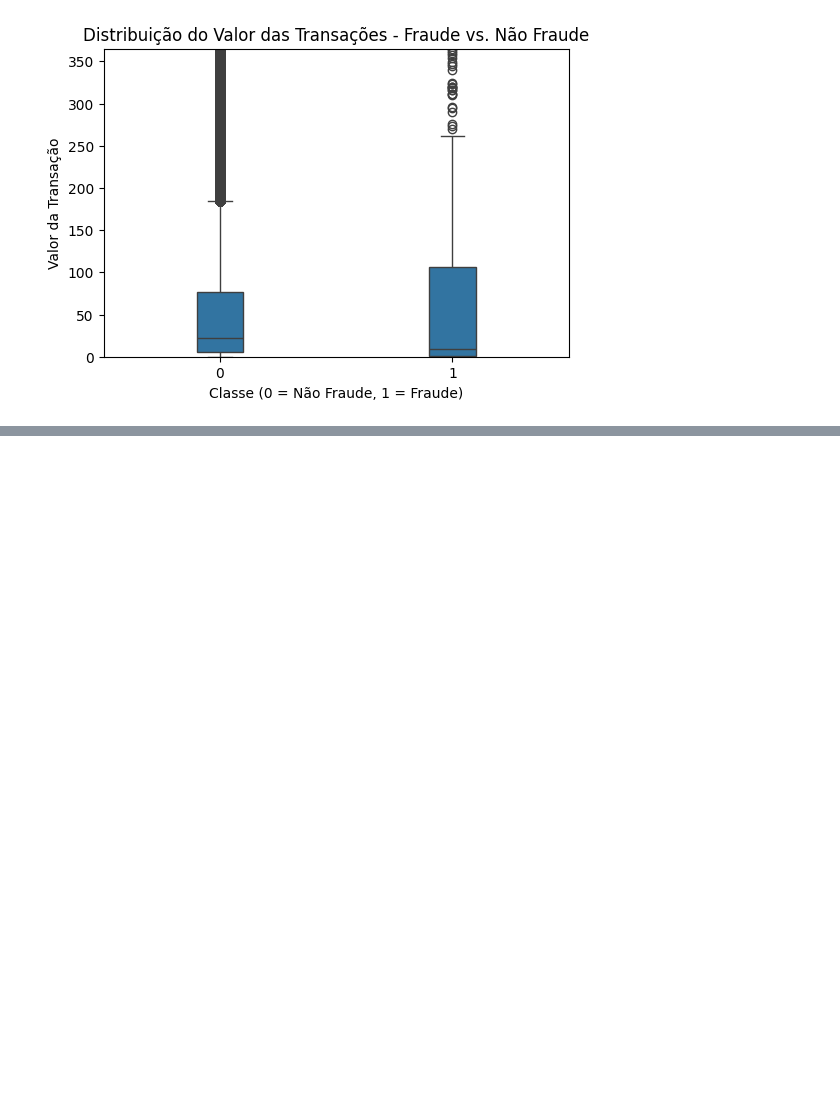
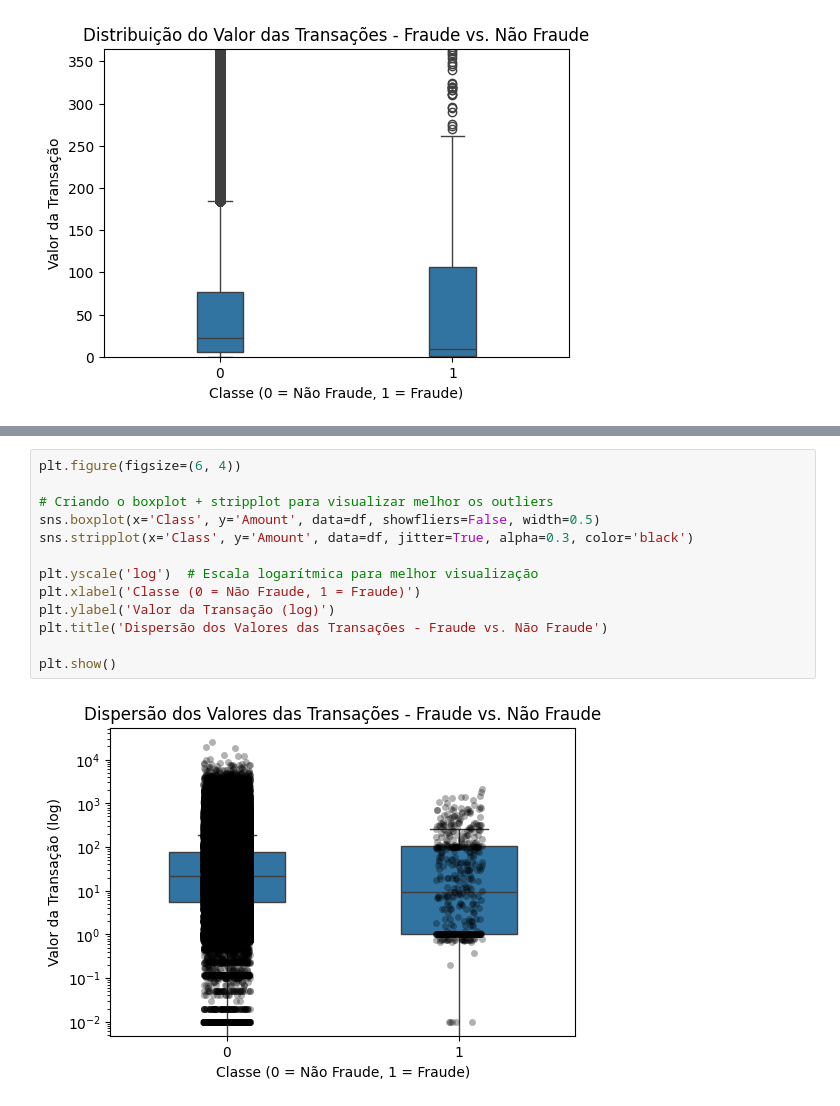
Before and after one commit to jonnathann/portifolio_ra, a Jupyter notebook: notebooks/risk_analisys.ipynb, the cells around one changed output, grey strips where cells are left out. Cells and saved outputs as stored; diff of their text form; blank space fills up the shorter version.

```diff
--- a/notebooks/risk_analisys.ipynb
+++ b/notebooks/risk_analisys.ipynb
@@ -141,0 +193,15 @@ plt.show()
+# %%
+plt.figure(figsize=(6, 4))
+
+# Criando o boxplot + stripplot para visualizar melhor os outliers
+sns.boxplot(x='Class', y='Amount', data=df, showfliers=False, width=0.5)
+sns.stripplot(x='Class', y='Amount', data=df, jitter=True, alpha=0.3, color='black')
+
+plt.yscale('log')  # Escala logarítmica para melhor visualização
+plt.xlabel('Classe (0 = Não Fraude, 1 = Fraude)')
+plt.ylabel('Valor da Transação (log)')
+plt.title('Dispersão dos Valores das Transações - Fraude vs. Não Fraude')
+
+plt.show()
+# %% [output]
+[figure, added]
```
Also changed, not shown: parts of 7 cells of this notebook.
